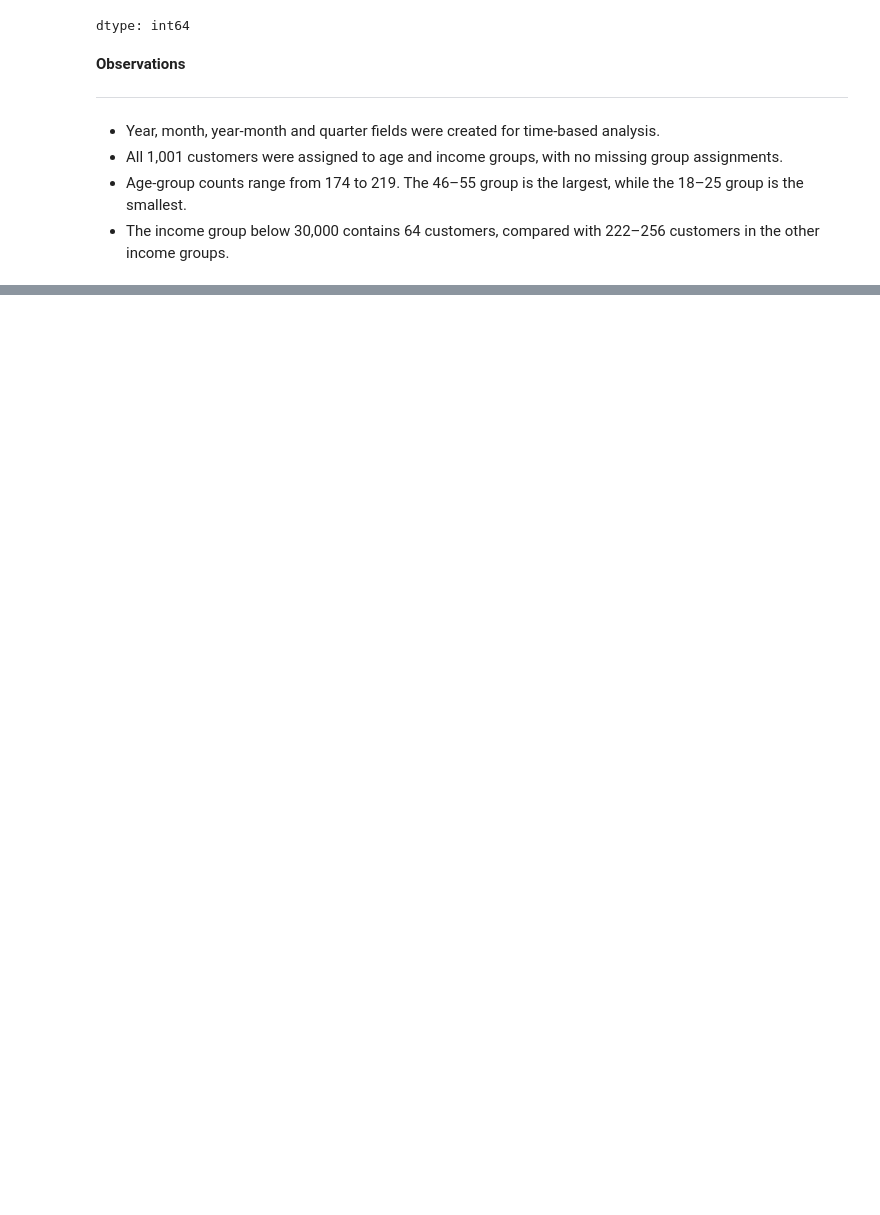
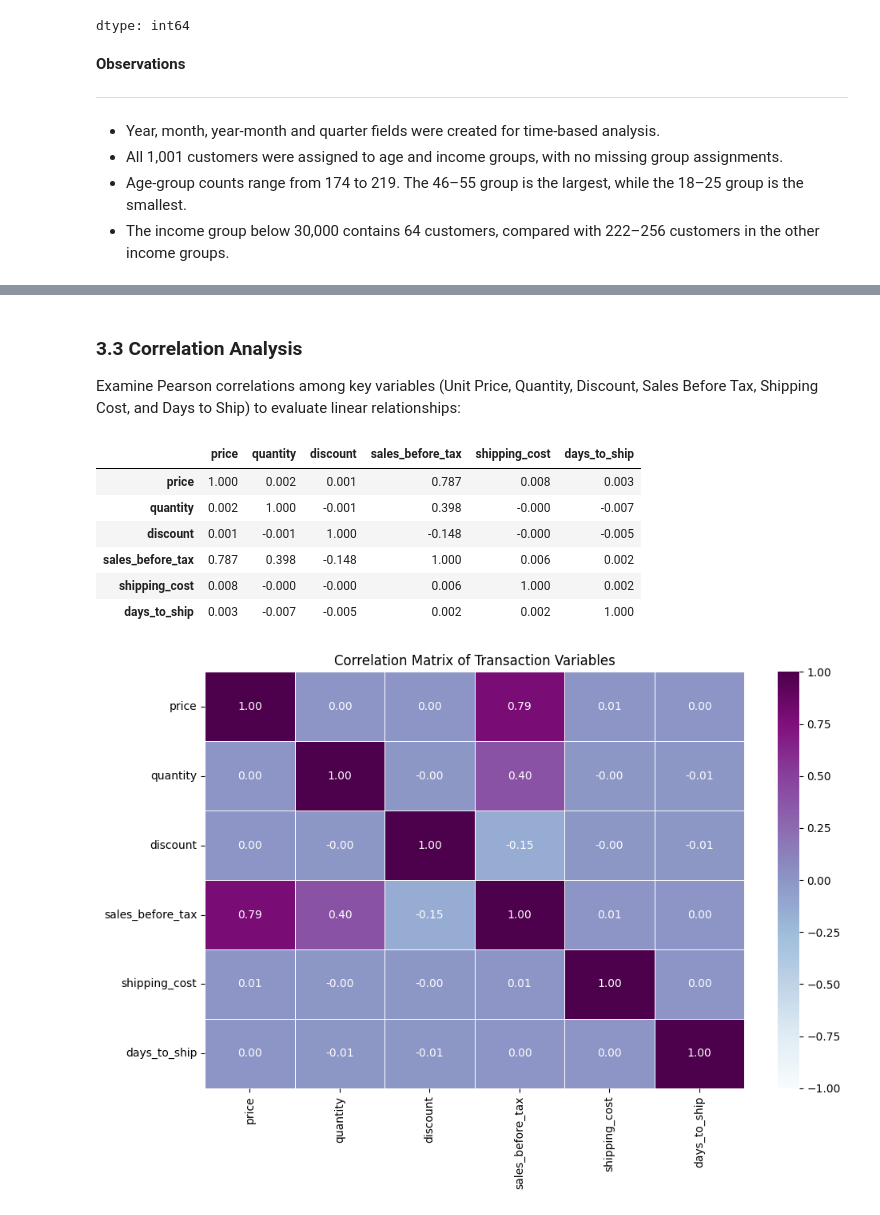
Before and after one commit to michellefengym-glitch/Market-Analysis, a Jupyter notebook: Capstone_Market_Analysis.ipynb, the cells around one changed output, grey strips where cells are left out. Drawn from its saved outputs; the diff is of its cells as text; code cells hidden in the pictures; blank space fills up the shorter version.

```diff
--- a/Capstone_Market_Analysis.ipynb
+++ b/Capstone_Market_Analysis.ipynb
@@ -685,0 +842,46 @@ dtype: int64
+# %% [markdown]
+### **3.3 Correlation Analysis**
+
+Examine Pearson correlations among key variables (Unit Price, Quantity, Discount, Sales Before Tax, Shipping Cost, and Days to Ship) to evaluate linear relationships:
+# %%
+# Select transaction-level numerical variables
+correlation_columns = [
+    "price",
+    "quantity",
+    "discount",
+    "sales_before_tax",
+    "shipping_cost",
+    "days_to_ship"
+]
+
+# Calculate Pearson correlations
+correlation_matrix = retail_data[correlation_columns].corr()
+
+display(correlation_matrix.round(3))
+
+# Plot the correlation heatmap
+plt.figure(figsize=(10, 7))
+
+sns.heatmap(
+    correlation_matrix,
+    annot=True,
+    fmt=".2f",
+    cmap="BuPu",
+    vmin=-1,
+    vmax=1,
+    center=0,
+    linewidths=0.5
+)
+
+plt.title("Correlation Matrix of Transaction Variables")
+plt.tight_layout()
+plt.show()
+# %% [output]
+|  | price | quantity | discount | sales_before_tax | shipping_cost | days_to_ship |
+| price | 1.000 | 0.002 | 0.001 | 0.787 | 0.008 | 0.003 |
+| quantity | 0.002 | 1.000 | -0.001 | 0.398 | -0.000 | -0.007 |
+| discount | 0.001 | -0.001 | 1.000 | -0.148 | -0.000 | -0.005 |
+| sales_before_tax | 0.787 | 0.398 | -0.148 | 1.000 | 0.006 | 0.002 |
+| shipping_cost | 0.008 | -0.000 | -0.000 | 0.006 | 1.000 | 0.002 |
+| days_to_ship | 0.003 | -0.007 | -0.005 | 0.002 | 0.002 | 1.000 |
+[figure, added]
```
Also changed, not shown: parts of 7 cells of this notebook.
